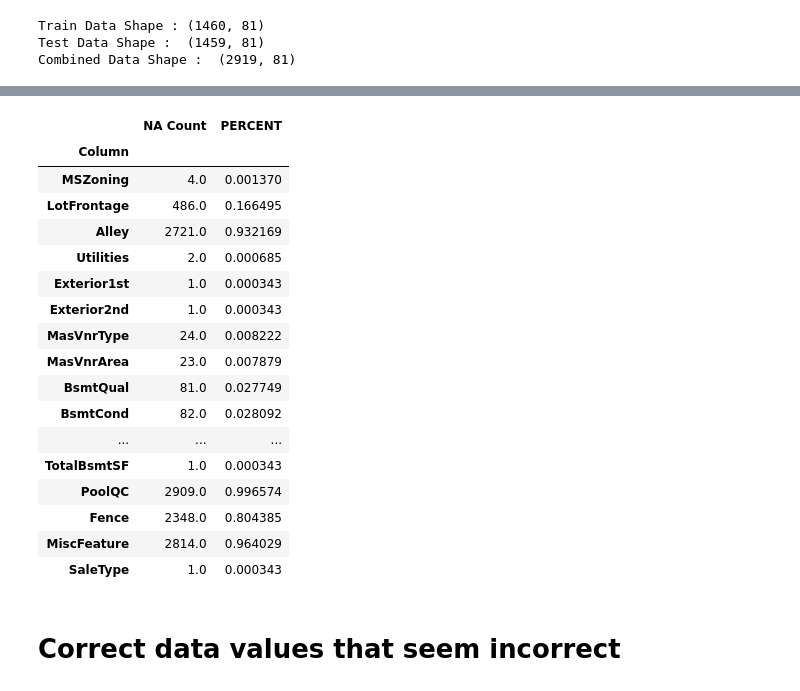
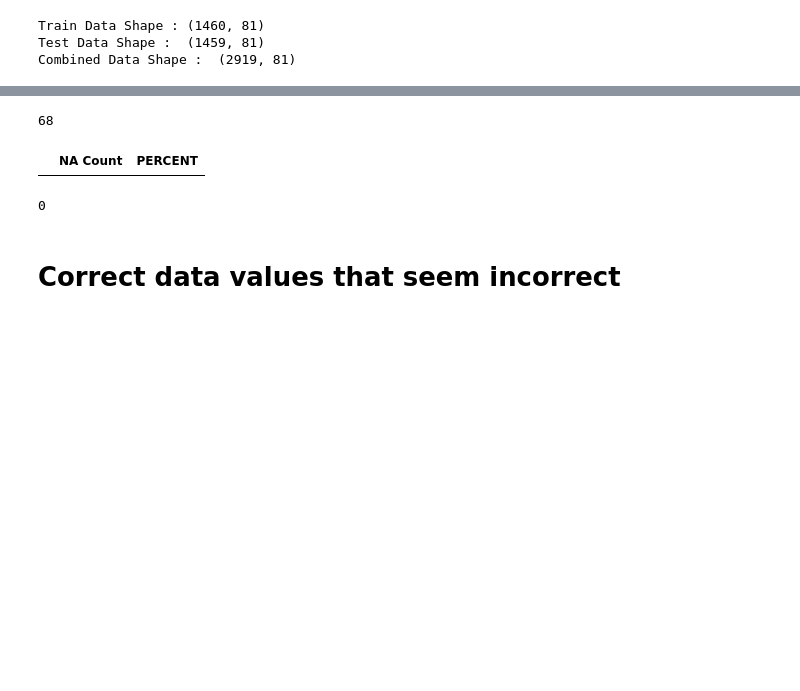
Before and after one commit to radhavrmk/MNN, a Jupyter notebook: notebooks/final_EDA_v0.1.ipynb, the cells around one changed output, grey strips where cells are left out. Drawn from its saved outputs; the diff is of its cells as text; code cells hidden in the pictures; blank space fills up the shorter version.

```diff
--- a/notebooks/final_EDA_v0.1.ipynb
+++ b/notebooks/final_EDA_v0.1.ipynb
@@ -53,6 +53,10 @@ def get_column_names_by_type(df):
 #missing value counter
 def na_counter(data):
     coln = list(data.columns)
+
+    if data.isnull().any().sum() == 0:
+        return pd.DataFrame(columns=['NA Count',"PERCENT"])
+
     na_dict ={}
     for col in coln:
         if data[col].isnull().any()==True:
@@ -86,6 +70,26 @@ xx
 # %%
 def impute_null_fields(df):
 
+    """ ?? """
+    df["MSZoning"] = df["MSZoning"].fillna("RM")
+    df["LotFrontage"] = df["LotFrontage"].fillna(0)
+
+    df["MasVnrType"] = df["MasVnrType"].fillna("None")
+    df["MasVnrArea"] = df["MasVnrArea"].fillna(0.0)
+    df["BsmtQual"] = df["BsmtQual"].fillna("NoBsmt")
+    df["BsmtCond"] = df["BsmtCond"].fillna("NoBsmt")
+    df["BsmtExposure"] = df["BsmtExposure"].fillna("NoBsmt")
+    df["BsmtFinType1"] = df["BsmtFinType1"].fillna("NoBsmt")
+    df["BsmtFinType2"] = df["BsmtFinType2"].fillna("NoBsmt")
+    df['Exterior1st'] = df['Exterior1st'].fillna("None")
+    df['Exterior2nd'] = df['Exterior2nd'].fillna("None")
+    df['BsmtFinSF1'] = df['BsmtFinSF1'].fillna(0)
+    df['BsmtFinSF2'] = df['BsmtFinSF2'].fillna(0)
+    df['BsmtUnfSF'] = df['BsmtUnfSF'].fillna(0)
+    df['TotalBsmtSF'] = df['TotalBsmtSF'].fillna(0)
+
+
+    """ Only one row missing the value, impute with "SBrkr" which is the most used """
     df.Electrical = df.Electrical.fillna("SBrkr")
 
     """ Impute with equavelant of overall house quality : Average, equivalent "TA" """
@@ -108,14 +112,13 @@ def impute_null_fields(df):
 
 
 
-    """ Set rest of the missing Garage valies to None """
+    """ Set rest of the missing Garage valies to None and GarageCars to zero"""
     df.GarageFinish = df.GarageFinish.fillna("None")
     df.GarageQual = df.GarageQual.fillna("None")
     df.GarageCond = df.GarageCond.fillna("None")
     df.GarageType = df.GarageType.fillna("None")
 
     df.GarageCars = df.GarageCars.fillna(0)
-
 
 
     """ Is it correct to fill with Zero for Year built as the scale will change compared to most values in 1900"""
@@ -132,4 +135,11 @@ def impute_null_fields(df):
     df.BsmtFullBath = df.BsmtFullBath.fillna(0)
     df.BsmtHalfBath = df.BsmtHalfBath.fillna(0)
 
+
+    """ ?? """
+    df['SaleType'] = df['SaleType'].fillna("Oth")
+    df['GarageQual'] = df['GarageQual'].fillna("None")
+
+
+
     return df
@@ -136,2 +164,14 @@ def impute_null_fields(df):
+# %%
+def drop_columns(df):
+    columsn_to_drop = ["Street", "Alley","Utilities","Condition2", "RoofMatl", "LowQualFinSF","GarageYrBlt",
+                       "GarageQual", "PoolQC","Fence","MiscFeature", "GarageCond","MiscVal"]
+    df.drop(columsn_to_drop, axis=1, inplace=True)
+    return df
 # %%
 df2 = impute_null_fields(full_df)
+# %%
+df3 = drop_columns(df2)
+# %%
+len(df3.columns)
+# %% [output]
+68
@@ -138,24 +180,11 @@ df2 = impute_null_fields(full_df)
 # %%
-xx = na_counter(df2)
+xx = na_counter(df3)
 xx
 # %% [output]
 |  | NA Count | PERCENT |
-| Column |  |  |
-| MSZoning | 4.0 | 0.001370 |
-| LotFrontage | 486.0 | 0.166495 |
-| Alley | 2721.0 | 0.932169 |
-| Utilities | 2.0 | 0.000685 |
-| Exterior1st | 1.0 | 0.000343 |
-| Exterior2nd | 1.0 | 0.000343 |
-| MasVnrType | 24.0 | 0.008222 |
-| MasVnrArea | 23.0 | 0.007879 |
-| BsmtQual | 81.0 | 0.027749 |
-| BsmtCond | 82.0 | 0.028092 |
-| ... | ... | ... |
-| TotalBsmtSF | 1.0 | 0.000343 |
-| PoolQC | 2909.0 | 0.996574 |
-| Fence | 2348.0 | 0.804385 |
-| MiscFeature | 2814.0 | 0.964029 |
-| SaleType | 1.0 | 0.000343 |
+# %%
+df3.isnull().any().sum()
+# %% [output]
+0
 # %% [markdown]
 # Correct data values that seem incorrect
```
Also changed, not shown: parts of 6 cells of this notebook.
